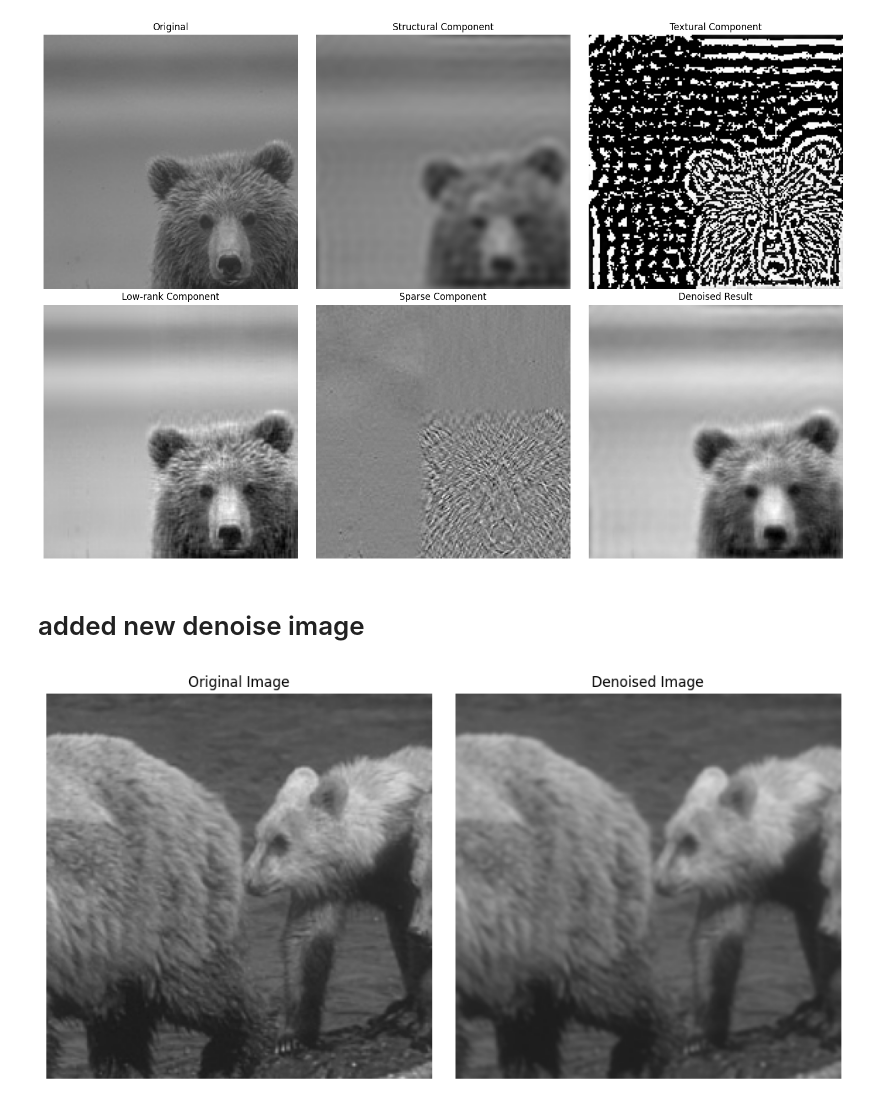
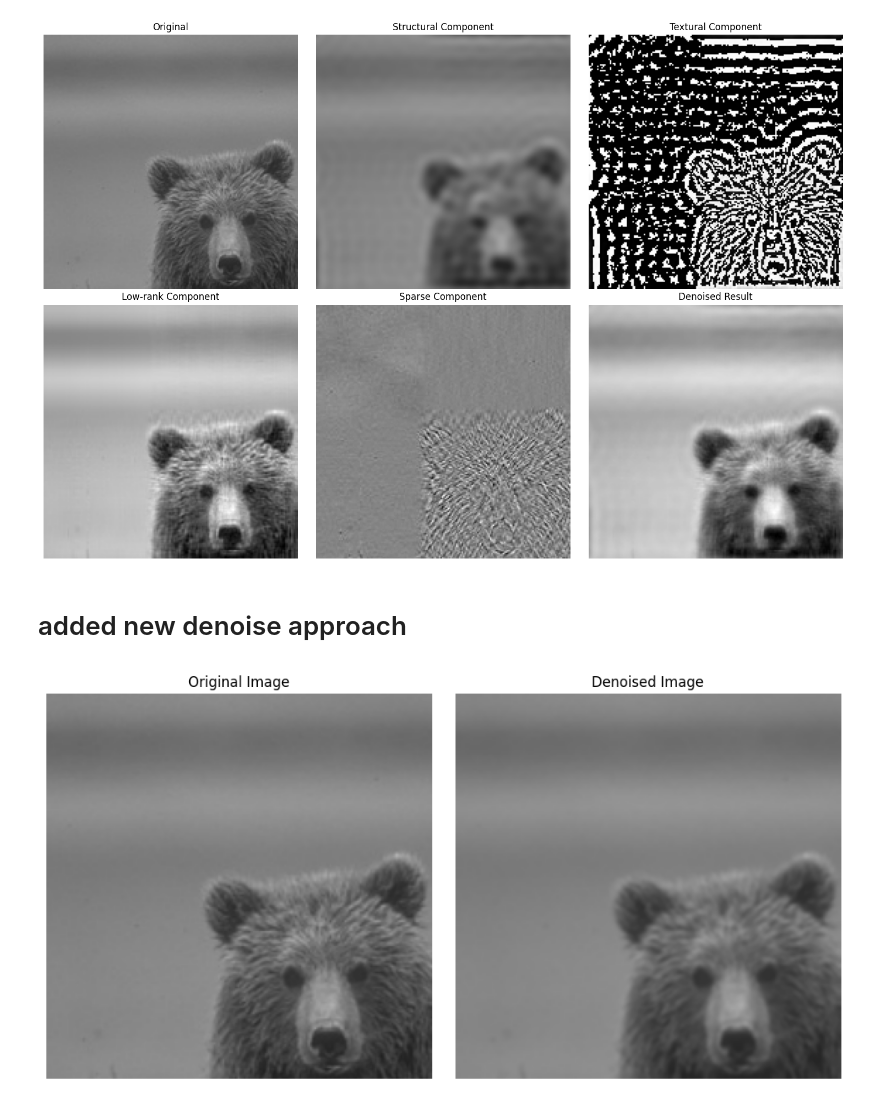
Before and after one commit to fjadidi2001/DecompDenoise, a Jupyter notebook: DD_Feb12.ipynb, the cells around one changed output. Saved outputs shown, nothing was run; the diff lists cells and outputs as text; code cells hidden in the pictures.

```diff
--- a/DD_Feb12.ipynb
+++ b/DD_Feb12.ipynb
@@ -297,7 +297,7 @@ if __name__ == "__main__":
 # %% [output]
 [figure]
 # %% [markdown]
-# added new denoise image
+# added new denoise approach
 # %%
 def denoise_image(image):
     """Apply denoising to the image."""
@@ -305,32 +305,32 @@ def denoise_image(image):
     denoised = cv2.GaussianBlur(image, (5, 5), 0)
     return denoised
 
 # Example usage
 if __name__ == "__main__":
-    image_path = "test_001.png"  # Replace with the correct path if needed
+    image_path = "test_002.png"  # Replace with the correct path if needed
     image = cv2.imread(image_path)
     if image is None:
         raise ValueError(f"Failed to load image: {image_path}")
 
     # Resize to target size
     image = cv2.resize(image, (256, 256))
 
     # Apply denoising
     denoised_image = denoise_image(image)
 
     # Display images
     plt.figure(figsize=(10, 5))
     plt.subplot(1, 2, 1)
     plt.imshow(cv2.cvtColor(image, cv2.COLOR_BGR2RGB))
     plt.title("Original Image")
     plt.axis("off")
 
     plt.subplot(1, 2, 2)
     plt.imshow(cv2.cvtColor(denoised_image, cv2.COLOR_BGR2RGB))
     plt.title("Denoised Image")
     plt.axis("off")
 
     plt.tight_layout()
     plt.show()
 # %% [output]
-[figure, old version]
+[figure, new version]
```
